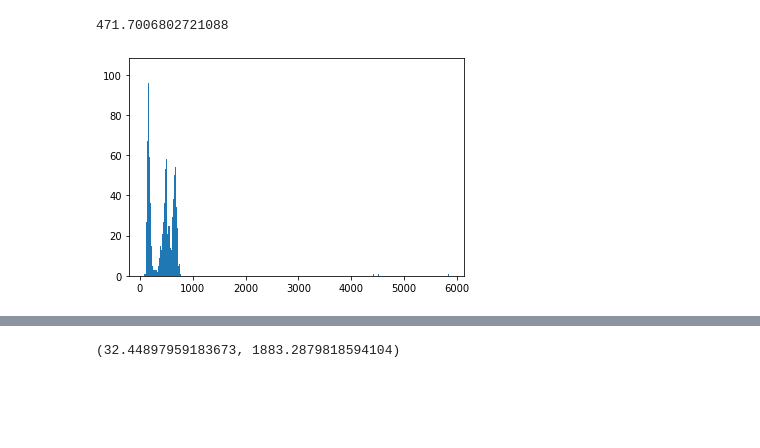
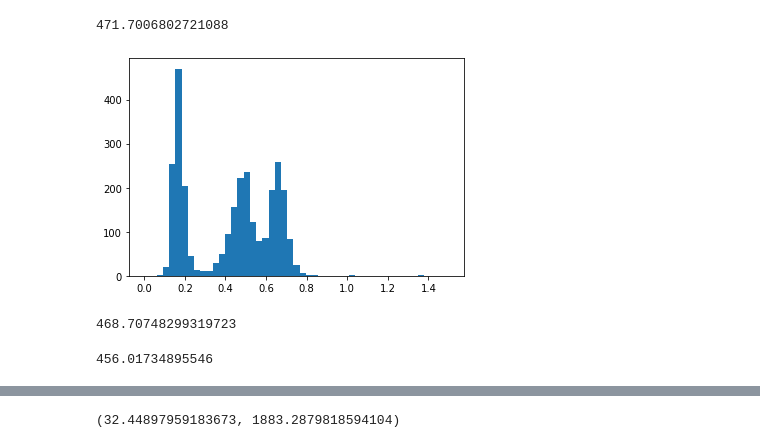
Before and after one commit to flyingleafe/vxs-vpt, a Jupyter notebook: notebooks/DataStats.ipynb, the cells around one changed output, grey strips where cells are left out. Saved outputs shown, nothing was run; the diff lists cells and outputs as text; code cells hidden in the pictures; blank space fills up the shorter version.

```diff
--- a/notebooks/DataStats.ipynb
+++ b/notebooks/DataStats.ipynb
@@ -78,7 +59,7 @@ np.median(avp_durations)
 # %% [output]
 471.7006802721088
 # %%
-plt.hist(avp_durations, bins=1000)
+plt.hist(avp_durations/1000, bins=np.linspace(0, 1.5, 50))
 plt.show()
 # %% [output]
-[figure, old version]
+[figure, new version]
@@ -84,0 +68,8 @@ plt.show()
+# %%
+np.median(avf_durations)
+# %% [output]
+468.70748299319723
+# %%
+np.mean(avf_durations)
+# %% [output]
+456.01734895546
```
Also changed, not shown: parts of 25 cells of this notebook, 19 other files.
